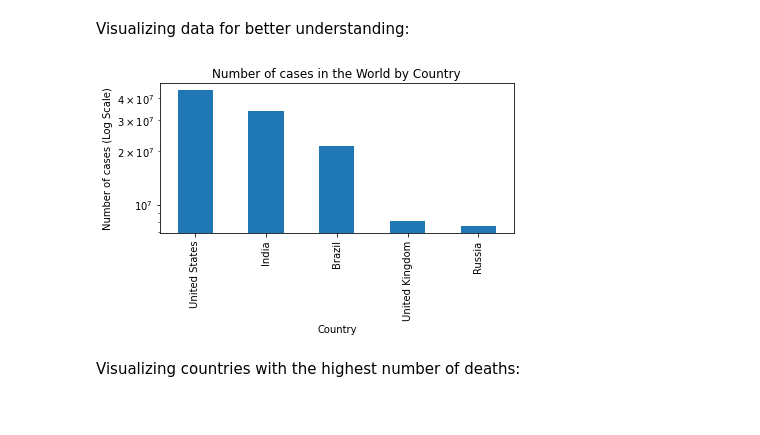
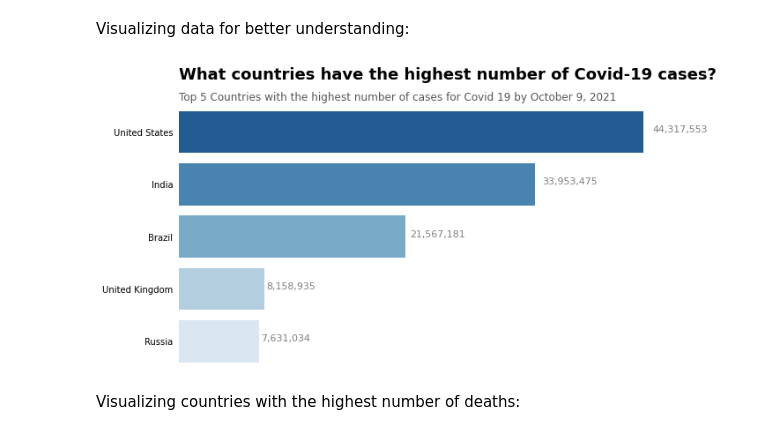
Before and after one commit to christianeloysio/Data_Science, a Jupyter notebook: Who_gets_to_live_during_the_pandemic?.ipynb, the cells around one changed output. Drawn from its saved outputs; the diff is of its cells as text; code cells hidden in the pictures.

```diff
--- a/Who_gets_to_live_during_the_pandemic?.ipynb
+++ b/Who_gets_to_live_during_the_pandemic?.ipynb
@@ -193,17 +193,39 @@ tc_countries
 # %% [markdown]
 Visualizing data for better understanding:
-# %%
-fig, ax = plt.subplots()
-
-tc_countries.plot(x="location", y="total_cases", kind="bar", ax=ax, legend=False, logy=True);
-
-ax.set_title("Number of cases in the World by Country")
-ax.set_xlabel("Country")
-ax.set_ylabel("Number of cases (Log Scale)");
-
-plt.tight_layout()
-# %% [output]
-[figure, removed]
+# %%
+fig, ax = plt.subplots(figsize=(10,5))
+
+#plotting the bar chart
+sns.barplot(y="location", x="total_cases", data=tc_countries, palette="Blues_r")
+
+#Deleting the labels
+ax.set(xlabel=None, ylabel=None)
+
+#deleting the axes
+ax.spines["top"].set_visible(False)
+ax.spines["right"].set_visible(False)
+ax.spines["left"].set_visible(False)
+ax.spines["bottom"].set_visible(False)
+
+#deleting the ticks
+plt.tick_params(left=False)
+plt.Axes.get_xaxis(ax).set_visible(False)
+
+# Inserting the title and subtitle
+plt.text(-0.1,-1, "What countries have the highest number of Covid-19 cases? ", fontsize=18,fontweight="bold", color="#000000")
+plt.text(-0.2,-0.6, "Top 5 Countries with the highest number of cases for Covid 19 by October 9, 2021 ", fontsize=12, color="#58555A")
+
+#displaying the values for each bar
+for count, value in enumerate(tc_countries.total_cases):
+  ax.text(value*1.02, count, str('{:,}'.format(int(value))), color="gray", fontsize=11)
+
+
+plt.tight_layout();
+
+# Saving image
+fig.savefig("covid_cases.png")
+# %% [output]
+[figure, added]
 # %% [markdown]
 Visualizing countries with the highest number of deaths:
 # %%
```
Also changed, not shown: parts of 28 cells of this notebook.
